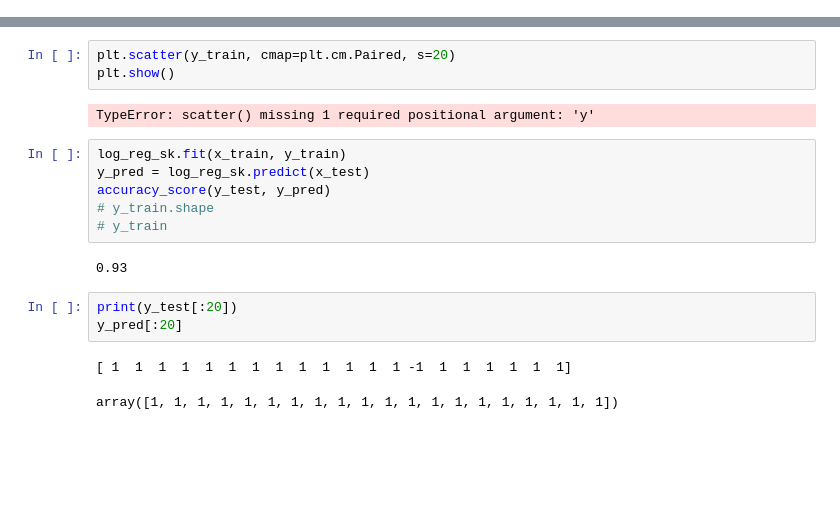
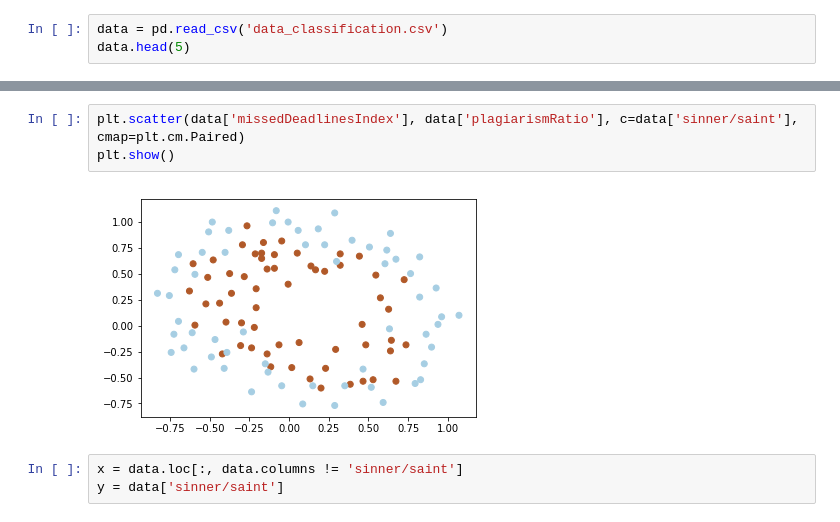
Before and after one commit to st-rom/ai_hw4, a Jupyter notebook: hw4/task1.ipynb, the cells around one changed output, grey strips where cells are left out. Saved outputs shown, nothing was run; the diff lists cells and outputs as text; blank space fills up the shorter version.

```diff
--- a/hw4/task1.ipynb
+++ b/hw4/task1.ipynb
@@ -18,0 +14,3 @@ y_test = np.array([1 if i >= 0 else 0 for i in data_test.loc[:, data_test.column
+# %%
+data = pd.read_csv('data_classification.csv')
+data.head(5)
@@ -19,19 +24,8 @@ y_test = np.array([1 if i >= 0 else 0 for i in data_test.loc[:, data_test.column
 # %%
-plt.scatter(y_train, cmap=plt.cm.Paired, s=20)
+plt.scatter(data['missedDeadlinesIndex'], data['plagiarismRatio'], c=data['sinner/saint'], cmap=plt.cm.Paired)
 plt.show()
 # %% [output]
-TypeError: scatter() missing 1 required positional argument: 'y'
+[figure, added]
-# %%
-log_reg_sk.fit(x_train, y_train)
-y_pred = log_reg_sk.predict(x_test)
-accuracy_score(y_test, y_pred)
-# y_train.shape
-# y_train
-# %% [output]
-0.93
-# %%
-print(y_test[:20])
-y_pred[:20]
-# %% [output]
-[ 1  1  1  1  1  1  1  1  1  1  1  1  1 -1  1  1  1  1  1  1]
-array([1, 1, 1, 1, 1, 1, 1, 1, 1, 1, 1, 1, 1, 1, 1, 1, 1, 1, 1, 1])
+# %%
+x = data.loc[:, data.columns != 'sinner/saint']
+y = data['sinner/saint']
```
Also changed, not shown: parts of 32 cells of this notebook.
